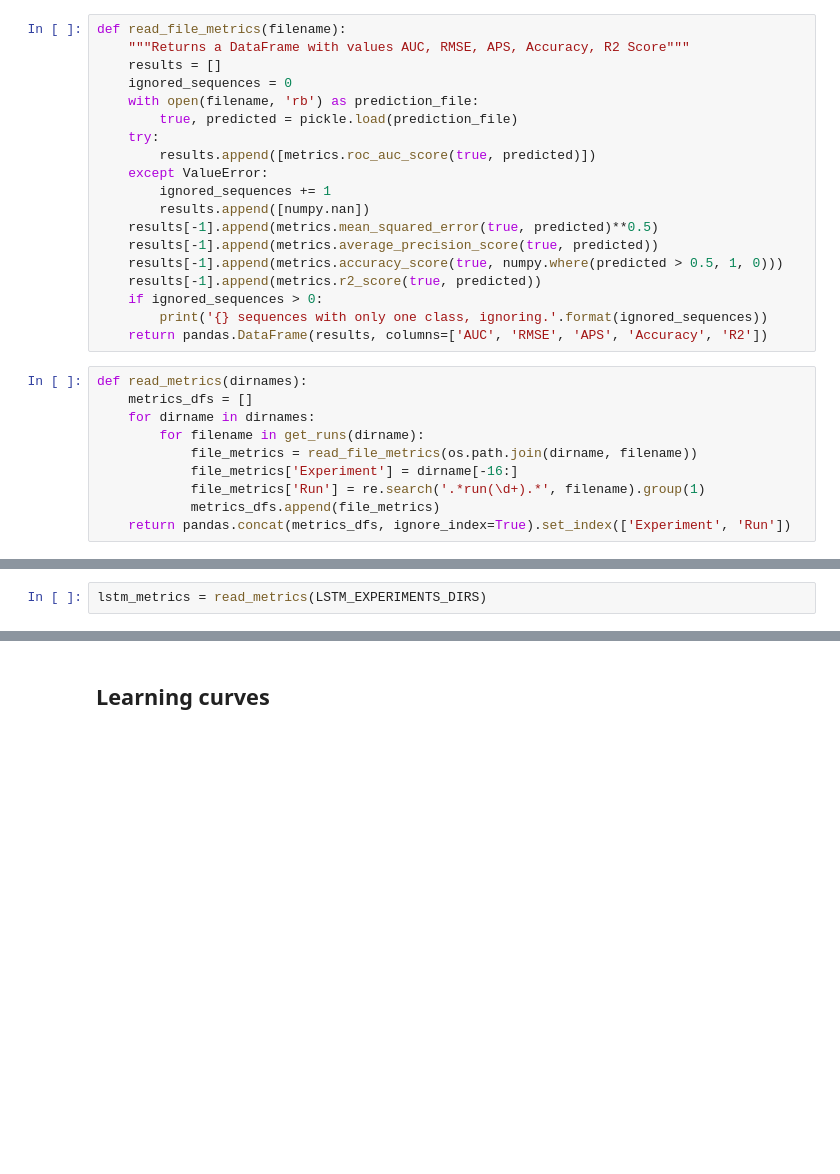
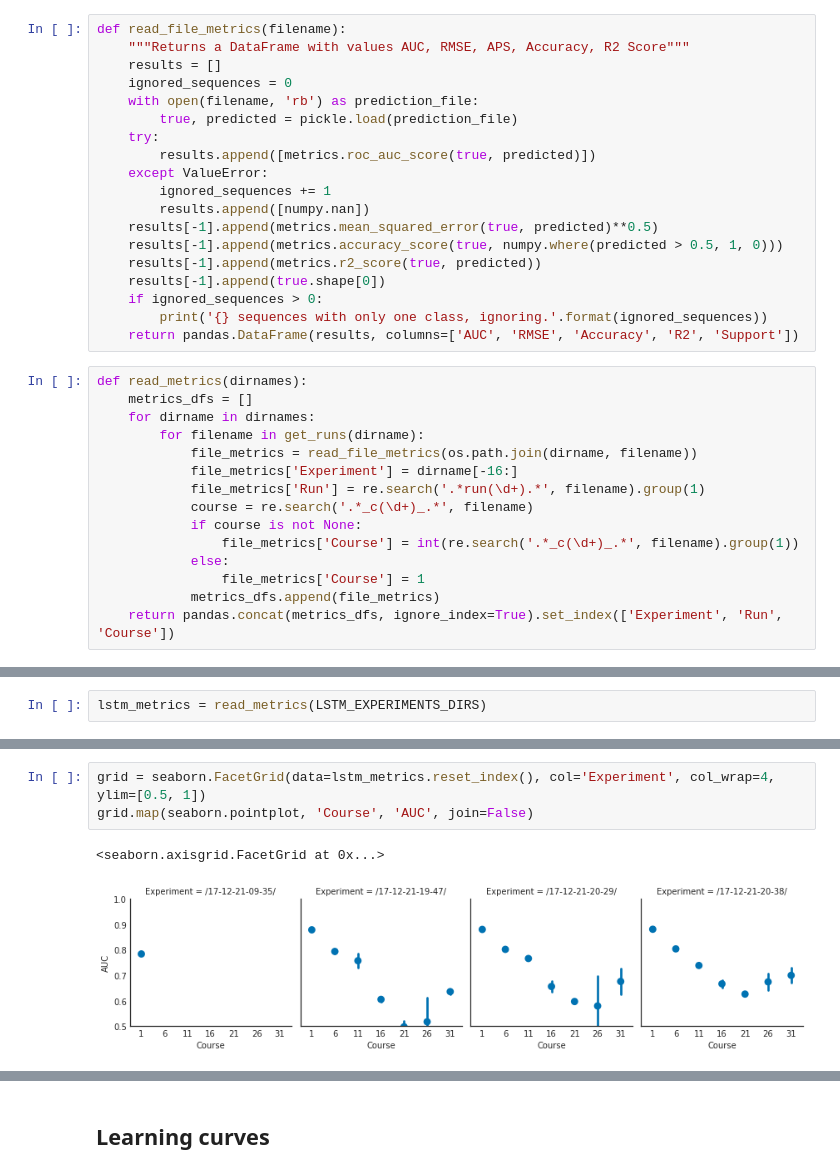
Before and after one commit to mit0110/dropout_prediction, a Jupyter notebook: notebooks/Experiment Results.ipynb, the cells around one changed output, grey strips where cells are left out. Drawn from its saved outputs; the diff is of its cells as text; blank space fills up the shorter version.

```diff
--- a/notebooks/Experiment Results.ipynb
+++ b/notebooks/Experiment Results.ipynb
@@ -38,12 +43,12 @@ def read_file_metrics(filename):
         ignored_sequences += 1
         results.append([numpy.nan])
     results[-1].append(metrics.mean_squared_error(true, predicted)**0.5)
-    results[-1].append(metrics.average_precision_score(true, predicted))
     results[-1].append(metrics.accuracy_score(true, numpy.where(predicted > 0.5, 1, 0)))
     results[-1].append(metrics.r2_score(true, predicted))
+    results[-1].append(true.shape[0])
     if ignored_sequences > 0:
         print('{} sequences with only one class, ignoring.'.format(ignored_sequences))
-    return pandas.DataFrame(results, columns=['AUC', 'RMSE', 'APS', 'Accuracy', 'R2'])
+    return pandas.DataFrame(results, columns=['AUC', 'RMSE', 'Accuracy', 'R2', 'Support'])
 # %%
 def read_metrics(dirnames):
     metrics_dfs = []
@@ -52,5 +57,10 @@ def read_metrics(dirnames):
             file_metrics = read_file_metrics(os.path.join(dirname, filename))
             file_metrics['Experiment'] = dirname[-16:]
             file_metrics['Run'] = re.search('.*run(\d+).*', filename).group(1)
+            course = re.search('.*_c(\d+)_.*', filename)
+            if course is not None:
+                file_metrics['Course'] = int(re.search('.*_c(\d+)_.*', filename).group(1))
+            else:
+                file_metrics['Course'] = 1
             metrics_dfs.append(file_metrics)
-    return pandas.concat(metrics_dfs, ignore_index=True).set_index(['Experiment', 'Run'])
+    return pandas.concat(metrics_dfs, ignore_index=True).set_index(['Experiment', 'Run', 'Course'])
@@ -109,0 +214,6 @@ lstm_metrics
+# %%
+grid = seaborn.FacetGrid(data=lstm_metrics.reset_index(), col='Experiment', col_wrap=4, ylim=[0.5, 1])
+grid.map(seaborn.pointplot, 'Course', 'AUC', join=False)
+# %% [output]
+<seaborn.axisgrid.FacetGrid at 0x...>
+[figure, added]
```
Also changed, not shown: parts of 29 cells of this notebook.
